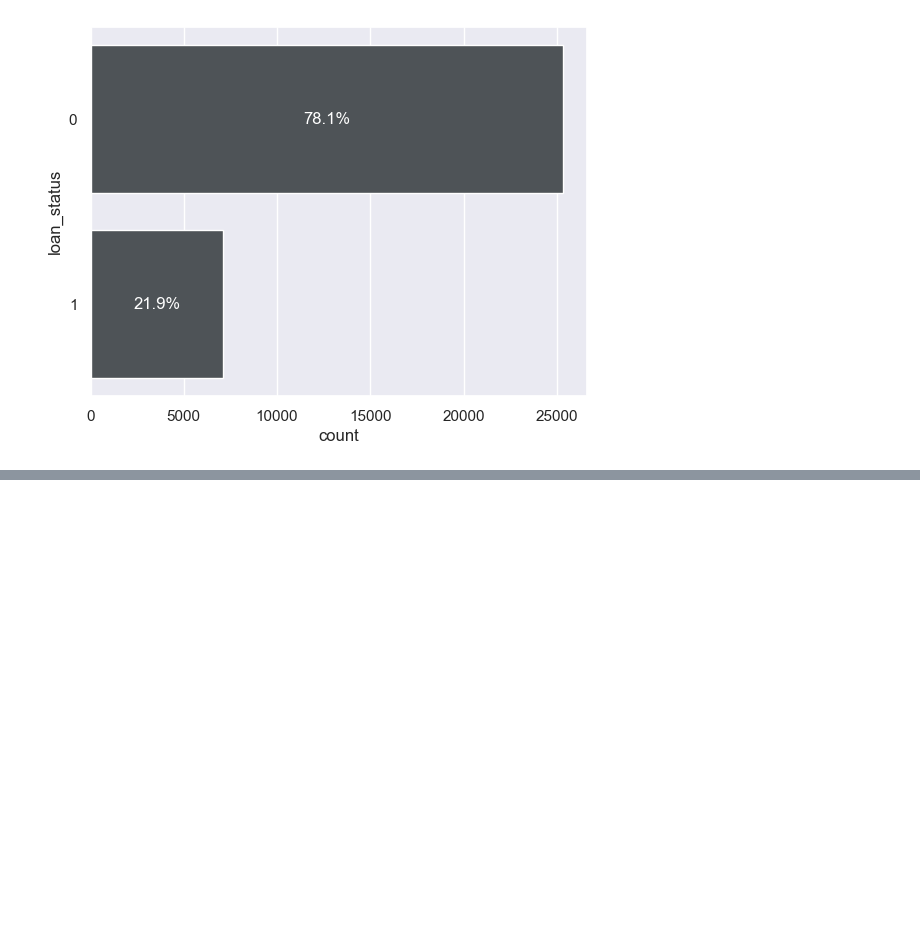
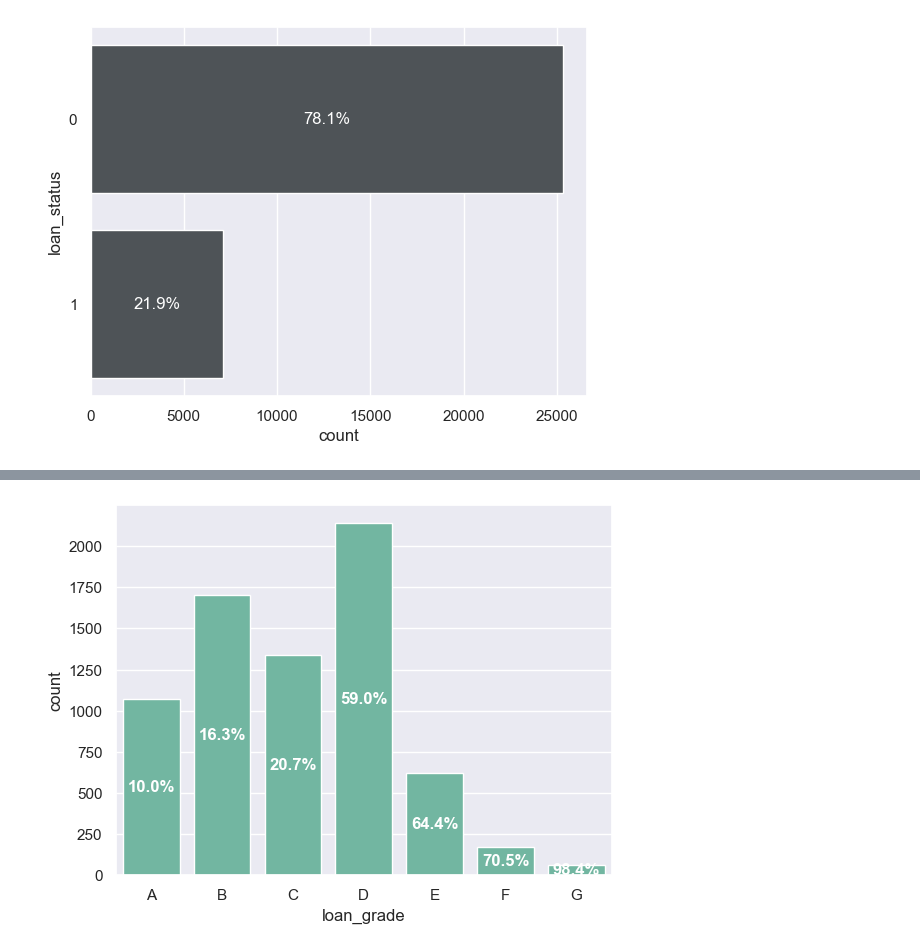
Before and after one commit to ethanhopkins101/DataScience-Projects, a Jupyter notebook: credit_risk/credit_risk.ipynb, the cells around one changed output, grey strips where cells are left out. Saved outputs shown, nothing was run; the diff lists cells and outputs as text; code cells hidden in the pictures; blank space fills up the shorter version.

```diff
--- a/credit_risk/credit_risk.ipynb
+++ b/credit_risk/credit_risk.ipynb
@@ -160,0 +188,22 @@ plt.show()
+# %%
+# does loan_grade have anything to do with defaults,
+grade_order = ['A', 'B', 'C', 'D', 'E', 'F', 'G']
+
+# 1. Calculate the percentage (mean of loan_status) for each grade
+# This is the "Defaults / Total" ratio you requested
+percentages = df.groupby('loan_grade')['loan_status'].mean().reindex(grade_order) * 100
+
+# 2. Plot the raw counts of defaults
+plt.figure()
+ax = sns.countplot(data=df[df['loan_status'] == 1], x='loan_grade', order=grade_order)
+
+# 3. Create string labels (e.g., "50.0%")
+pct_labels = [f'{p:.1f}%' for p in percentages]
+
+# 4. Map the labels to the bars
+ax.bar_label(ax.containers[0], labels=pct_labels, label_type='center', color='white', weight='bold')
+plt.show()
+# it appears that loans D/E/F show higher chances of defaulting (percentage sign is their frequency)
+# ie their presence in the default status
+# %% [output]
+[figure, added]
```
Also changed, not shown: parts of 11 cells of this notebook.
